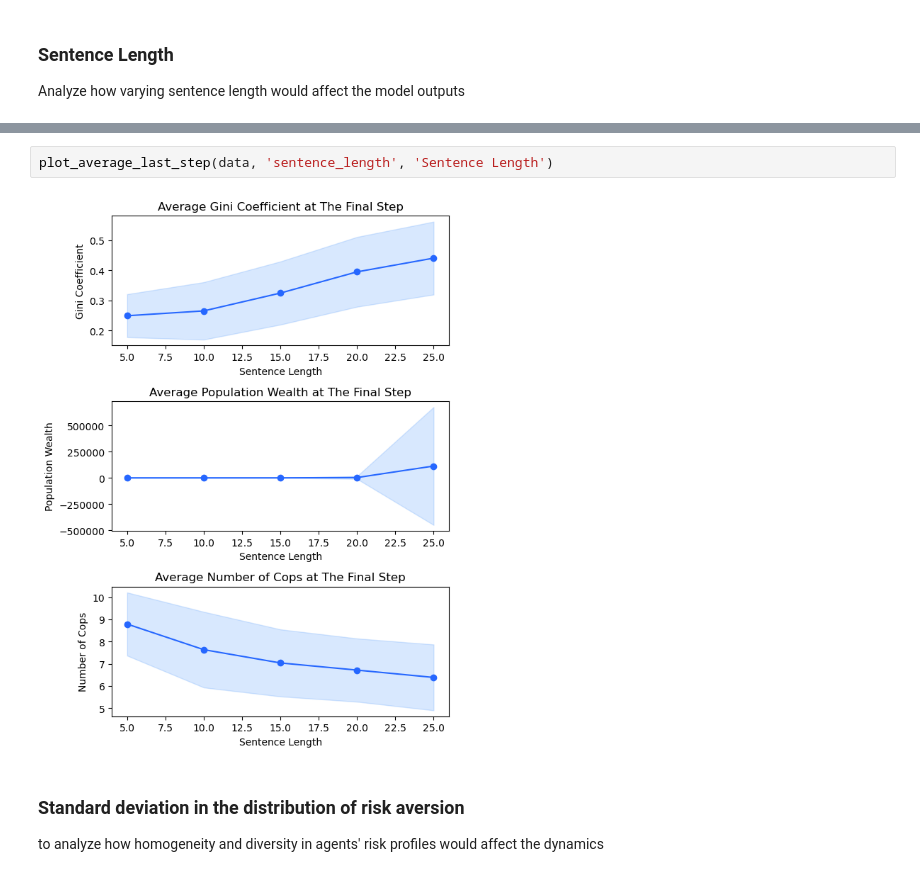
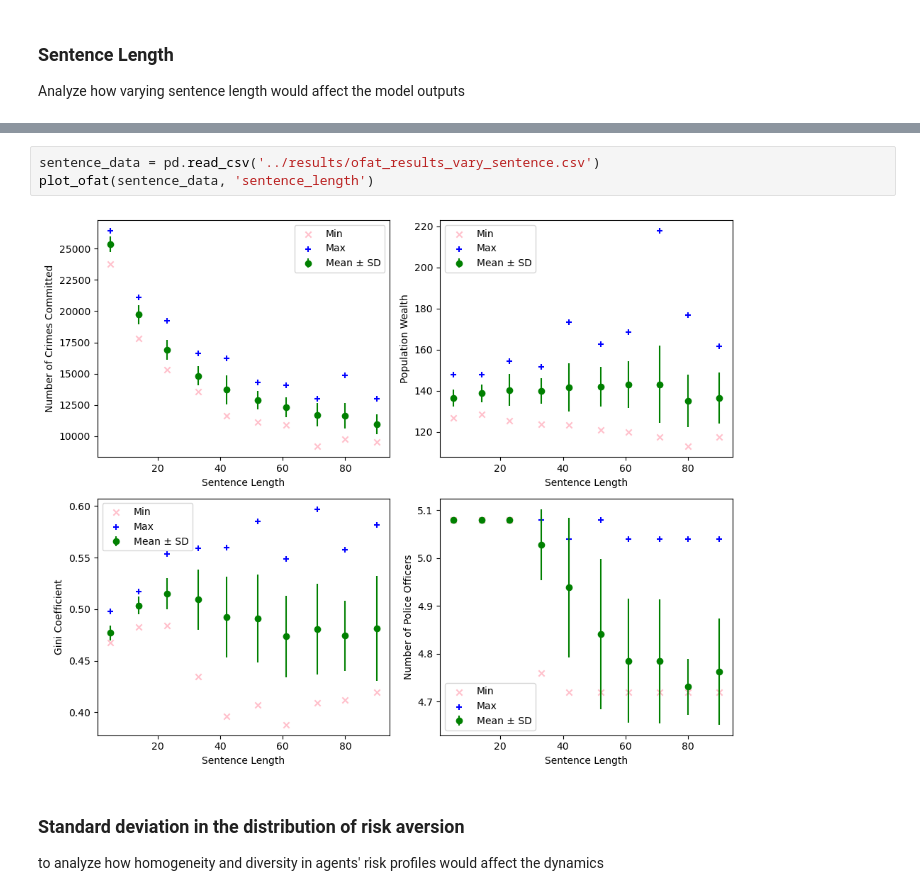
Before and after one commit to nabilasiregar/abm-project, a Jupyter notebook: notebooks/sensitivity_analysis.ipynb, the cells around one changed output, grey strips where cells are left out. Saved outputs shown, nothing was run; the diff lists cells and outputs as text.

```diff
--- a/notebooks/sensitivity_analysis.ipynb
+++ b/notebooks/sensitivity_analysis.ipynb
@@ -25,7 +70,8 @@ plot_average_all_steps(data, 'sentence_length', 'Sentence Length')
-# %%
-plot_average_last_step(data, 'sentence_length', 'Sentence Length')
-# %% [output]
-[figure, removed]
+# %%
+sentence_data = pd.read_csv('../results/ofat_results_vary_sentence.csv')
+plot_ofat(sentence_data, 'sentence_length')
+# %% [output]
+[figure, added]
 # %% [markdown]
 ### Standard deviation in the distribution of risk aversion
 to analyze how homogeneity and diversity in agents' risk profiles would affect the dynamics
```
Also changed, not shown: parts of 18 cells of this notebook, 5 other files.
